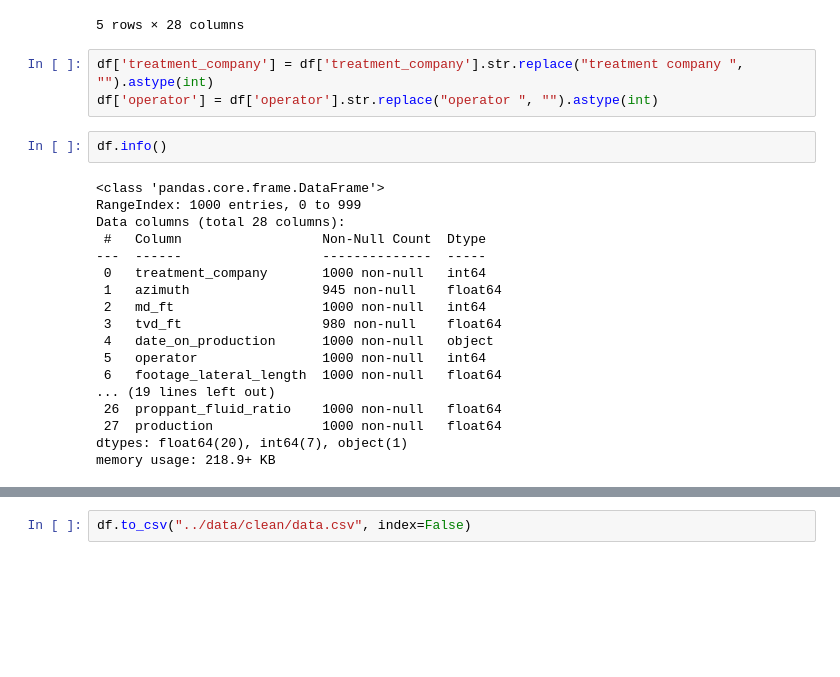
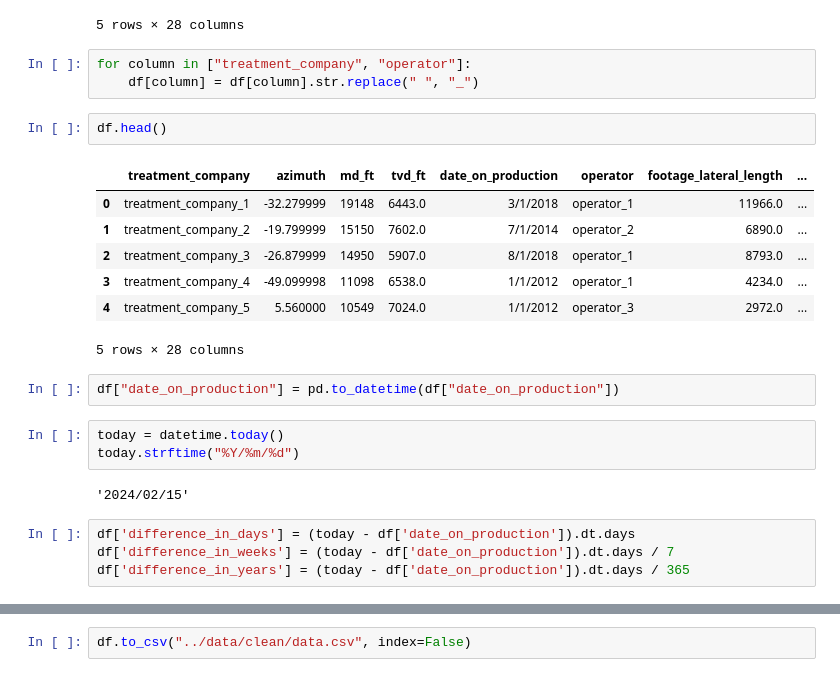
Before and after one commit to samuelcastan/predicting-gas-production, a Jupyter notebook: notebooks/basic_cleaning.ipynb, the cells around one changed output, grey strips where cells are left out. Saved outputs shown, nothing was run; the diff lists cells and outputs as text; blank space fills up the shorter version.

```diff
--- a/notebooks/basic_cleaning.ipynb
+++ b/notebooks/basic_cleaning.ipynb
@@ -63,26 +64,27 @@ df.tail()
 | 998 | treatment company 5 | -28.540001 | 11920 | 5475.0 | 8/1/2018 | operator 22 | 5929.0 | ... |
 | 999 | treatment company 9 | -37.480000 | 15342 | 6555.0 | 1/1/2014 | operator 14 | 7235.0 | ... |
 5 rows × 28 columns
-# %%
-df['treatment_company'] = df['treatment_company'].str.replace("treatment company ", "").astype(int)
-df['operator'] = df['operator'].str.replace("operator ", "").astype(int)
+# %%
+for column in ["treatment_company", "operator"]:
+    df[column] = df[column].str.replace(" ", "_")
 # %%
-df.info()
+df.head()
 # %% [output]
+|  | treatment_company | azimuth | md_ft | tvd_ft | date_on_production | operator | footage_lateral_length | ... |
+| 0 | treatment_company_1 | -32.279999 | 19148 | 6443.0 | 3/1/2018 | operator_1 | 11966.0 | ... |
+| 1 | treatment_company_2 | -19.799999 | 15150 | 7602.0 | 7/1/2014 | operator_2 | 6890.0 | ... |
+| 2 | treatment_company_3 | -26.879999 | 14950 | 5907.0 | 8/1/2018 | operator_1 | 8793.0 | ... |
+| 3 | treatment_company_4 | -49.099998 | 11098 | 6538.0 | 1/1/2012 | operator_1 | 4234.0 | ... |
+| 4 | treatment_company_5 | 5.560000 | 10549 | 7024.0 | 1/1/2012 | operator_3 | 2972.0 | ... |
-<class 'pandas.core.frame.DataFrame'>
-RangeIndex: 1000 entries, 0 to 999
-Data columns (total 28 columns):
- #   Column                  Non-Null Count  Dtype
----  ------                  --------------  -----
- 0   treatment_company       1000 non-null   int64
- 1   azimuth                 945 non-null    float64
- 2   md_ft                   1000 non-null   int64
- 3   tvd_ft                  980 non-null    float64
- 4   date_on_production      1000 non-null   object
- 5   operator                1000 non-null   int64
- 6   footage_lateral_length  1000 non-null   float64
-... (19 lines left out)
- 26  proppant_fluid_ratio    1000 non-null   float64
- 27  production              1000 non-null   float64
-dtypes: float64(20), int64(7), object(1)
-memory usage: 218.9+ KB
+5 rows × 28 columns
+# %%
+df["date_on_production"] = pd.to_datetime(df["date_on_production"])
+# %%
+today = datetime.today()
+today.strftime("%Y/%m/%d")
+# %% [output]
+'2024/02/15'
+# %%
+df['difference_in_days'] = (today - df['date_on_production']).dt.days
+df['difference_in_weeks'] = (today - df['date_on_production']).dt.days / 7
+df['difference_in_years'] = (today - df['date_on_production']).dt.days / 365
```
Also changed, not shown: parts of 2 cells of this notebook, 2 other files.
